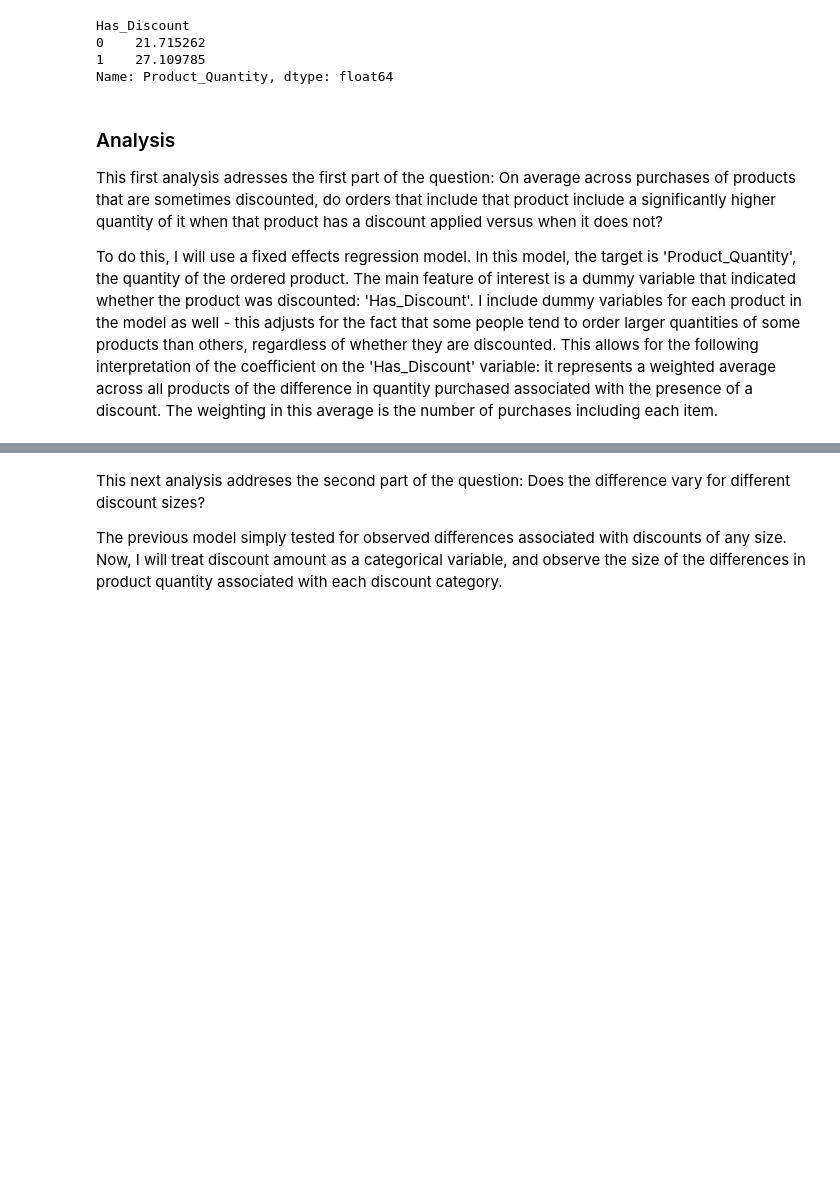
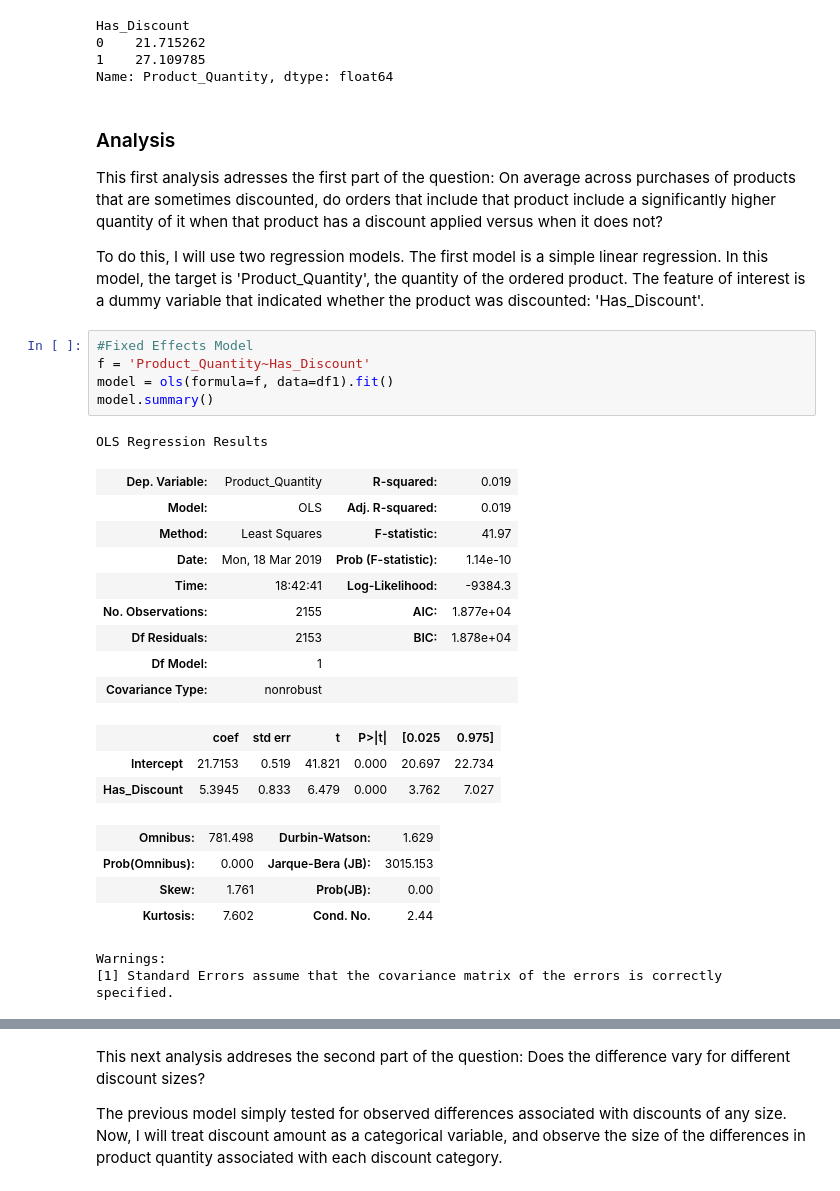
Before and after one commit to DavidBraslow/dsc-2-final-project-online-ds-sp-000, a Jupyter notebook: student.ipynb, the cells around one changed output, grey strips where cells are left out. Cells and saved outputs as stored; diff of their text form; blank space fills up the shorter version.

```diff
--- a/student.ipynb
+++ b/student.ipynb
@@ -205,4 +206,29 @@ Name: Product_Quantity, dtype: float64
 
 This first analysis adresses the first part of the question: On average across purchases of products that are sometimes discounted, do orders that include that product include a significantly higher quantity of it when that product has a discount applied versus when it does not?
 
-To do this, I will use a fixed effects regression model. In this model, the target is 'Product_Quantity', the quantity of the ordered product. The main feature of interest is a dummy variable that indicated whether the product was discounted: 'Has_Discount'. I include dummy variables for each product in the model as well - this adjusts for the fact that some people tend to order larger quantities of some products than others, regardless of whether they are discounted. This allows for the following interpretation of the coefficient on the 'Has_Discount' variable: it represents a weighted average across all products of the difference in quantity purchased associated with the presence of a discount. The weighting in this average is the number of purchases including each item.
+To do this, I will use two regression models. The first model is a simple linear regression. In this model, the target is 'Product_Quantity', the quantity of the ordered product. The feature of interest is a dummy variable that indicated whether the product was discounted: 'Has_Discount'.
+# %%
+#Fixed Effects Model
+f = 'Product_Quantity~Has_Discount'
+model = ols(formula=f, data=df1).fit()
+model.summary()
+# %% [output]
+OLS Regression Results
+| Dep. Variable: | Product_Quantity | R-squared: | 0.019 |
+| Model: | OLS | Adj. R-squared: | 0.019 |
+| Method: | Least Squares | F-statistic: | 41.97 |
+| Date: | Mon, 18 Mar 2019 | Prob (F-statistic): | 1.14e-10 |
+| Time: | 18:42:41 | Log-Likelihood: | -9384.3 |
+| No. Observations: | 2155 | AIC: | 1.877e+04 |
+| Df Residuals: | 2153 | BIC: | 1.878e+04 |
+| Df Model: | 1 |  |  |
+| Covariance Type: | nonrobust |  |  |
+|  | coef | std err | t | P>|t| | [0.025 | 0.975] |
+| Intercept | 21.7153 | 0.519 | 41.821 | 0.000 | 20.697 | 22.734 |
+| Has_Discount | 5.3945 | 0.833 | 6.479 | 0.000 | 3.762 | 7.027 |
+| Omnibus: | 781.498 | Durbin-Watson: | 1.629 |
+| Prob(Omnibus): | 0.000 | Jarque-Bera (JB): | 3015.153 |
+| Skew: | 1.761 | Prob(JB): | 0.00 |
+| Kurtosis: | 7.602 | Cond. No. | 2.44 |
+Warnings:
+[1] Standard Errors assume that the covariance matrix of the errors is correctly specified.
```
Also changed, not shown: parts of 22 cells of this notebook, 2 other files.
